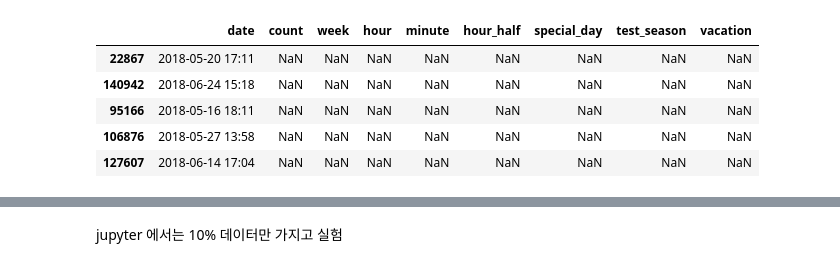
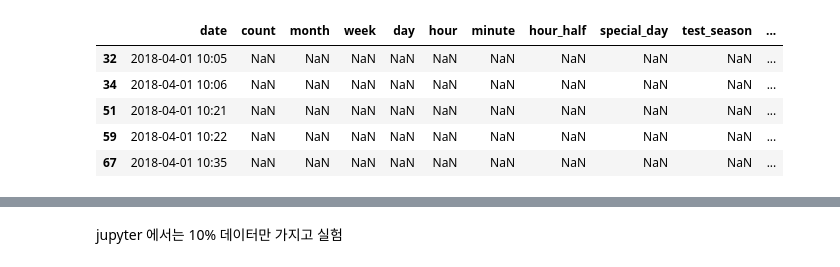
Before and after one commit to sju-coml/SAI-2019-Summer_Hackathon_Server, a Jupyter notebook: ModelTraining/Model_Making.ipynb, the cells around one changed output, grey strips where cells are left out. Saved outputs shown, nothing was run; the diff lists cells and outputs as text; code cells hidden in the pictures.

```diff
--- a/ModelTraining/Model_Making.ipynb
+++ b/ModelTraining/Model_Making.ipynb
@@ -5,13 +5,14 @@ from pandas import DataFrame
 from pandas import Series
 import datetime as dt
 # %%
-df_original = pd.read_csv('data.csv')
-df_original = df_original.sample(frac=0.1)
+df_real_original = pd.read_csv('data.csv')
+df_original = df_real_original.sample(frac=0.1)
+df_original = df_original.sort_index()
 df_original.head()
 # %% [output]
-|  | date | count | week | hour | minute | hour_half | special_day | test_season | vacation |
-| 22867 | 2018-05-20 17:11 | NaN | NaN | NaN | NaN | NaN | NaN | NaN | NaN |
-| 140942 | 2018-06-24 15:18 | NaN | NaN | NaN | NaN | NaN | NaN | NaN | NaN |
-| 95166 | 2018-05-16 18:11 | NaN | NaN | NaN | NaN | NaN | NaN | NaN | NaN |
-| 106876 | 2018-05-27 13:58 | NaN | NaN | NaN | NaN | NaN | NaN | NaN | NaN |
-| 127607 | 2018-06-14 17:04 | NaN | NaN | NaN | NaN | NaN | NaN | NaN | NaN |
+|  | date | count | month | week | day | hour | minute | hour_half | special_day | test_season | ... |
+| 32 | 2018-04-01 10:05 | NaN | NaN | NaN | NaN | NaN | NaN | NaN | NaN | NaN | ... |
+| 34 | 2018-04-01 10:06 | NaN | NaN | NaN | NaN | NaN | NaN | NaN | NaN | NaN | ... |
+| 51 | 2018-04-01 10:21 | NaN | NaN | NaN | NaN | NaN | NaN | NaN | NaN | NaN | ... |
+| 59 | 2018-04-01 10:22 | NaN | NaN | NaN | NaN | NaN | NaN | NaN | NaN | NaN | ... |
+| 67 | 2018-04-01 10:35 | NaN | NaN | NaN | NaN | NaN | NaN | NaN | NaN | NaN | ... |
```
Also changed, not shown: parts of 38 cells of this notebook, 9 other files.
